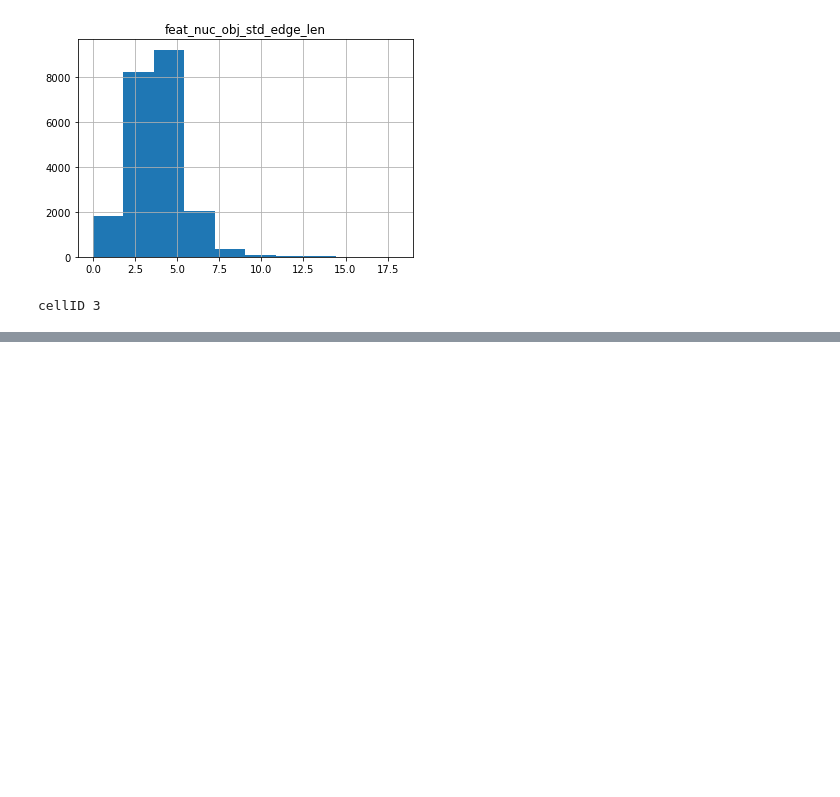
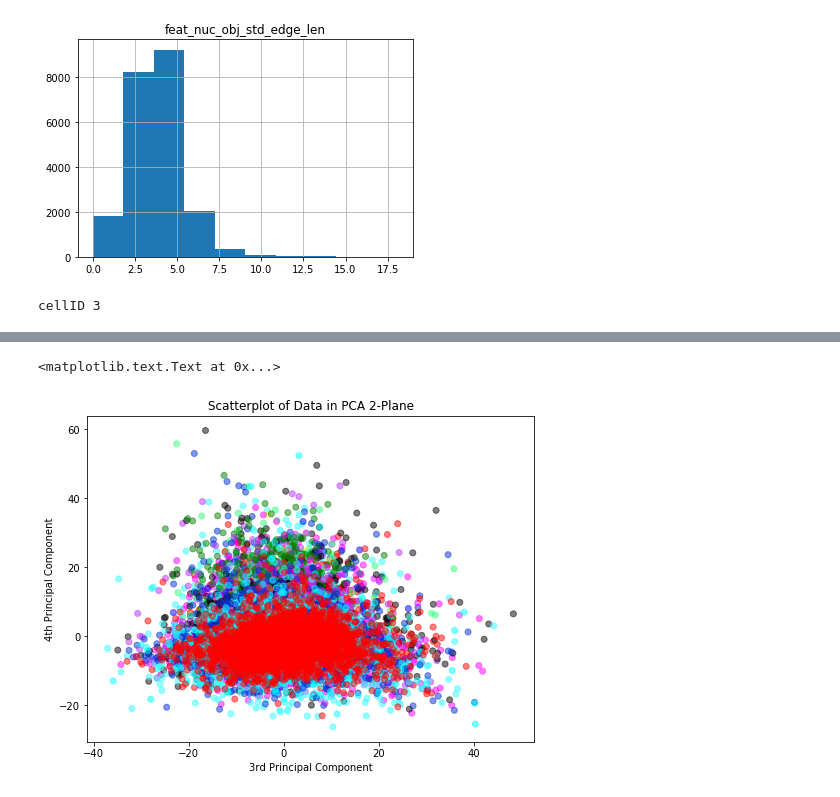
Before and after one commit to sdmirch/structure_prediction, a Jupyter notebook: EDA.ipynb, the cells around one changed output, grey strips where cells are left out. Cells and saved outputs as stored; diff of their text form; code cells hidden in the pictures; blank space fills up the shorter version.

```diff
--- a/EDA.ipynb
+++ b/EDA.ipynb
@@ -94,0 +145,12 @@ cellID 3
+# %%
+fig, ax = plt.subplots(1, figsize=(8, 6))
+
+ax.scatter(data_reduced10[:, 2], data_reduced10[:, 3],
+           color=np.array(["#B933FF","#33FDFF","#33FF7A","#0030D6","magenta","yellow","black","red","green","blue","cyan"])[y_factorize[0]],
+          alpha = 0.5)
+ax.set_title("Scatterplot of Data in PCA 2-Plane")
+ax.set_xlabel("3rd Principal Component")
+ax.set_ylabel("4th Principal Component")
+# %% [output]
+<matplotlib.text.Text at 0x...>
+[figure, added]
```
Also changed, not shown: parts of 10 cells of this notebook.
